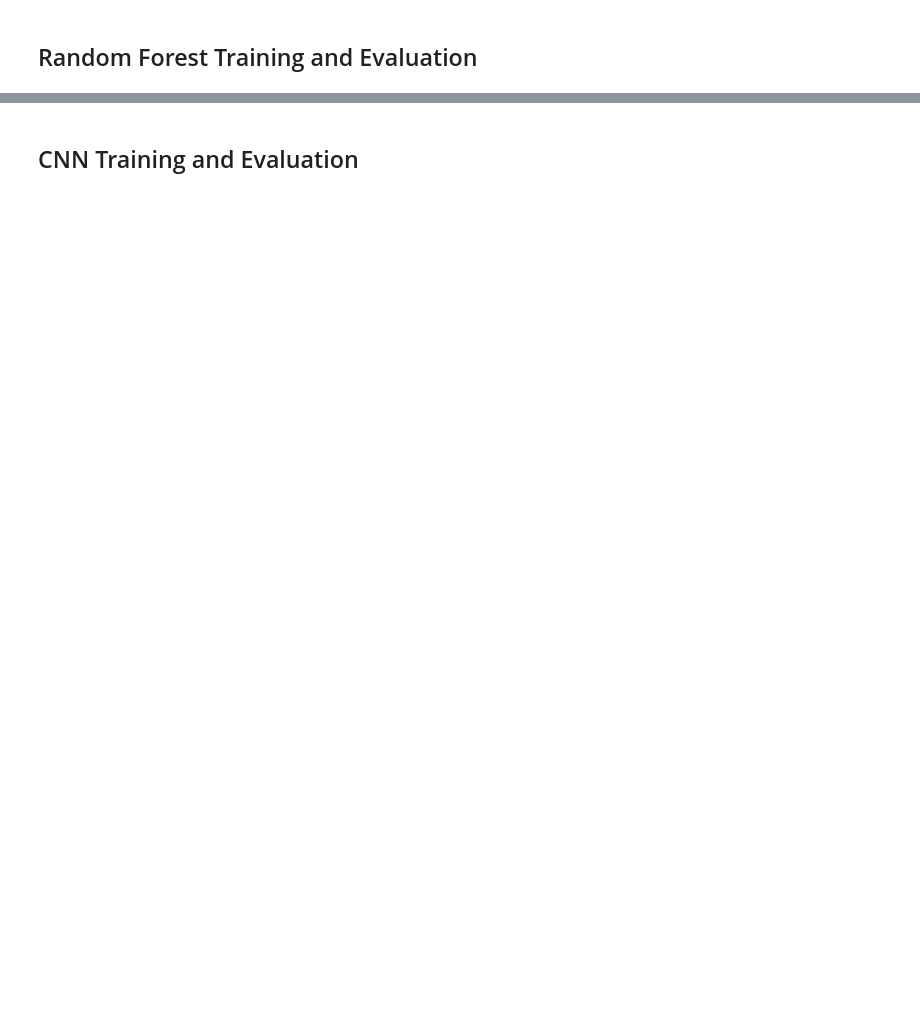
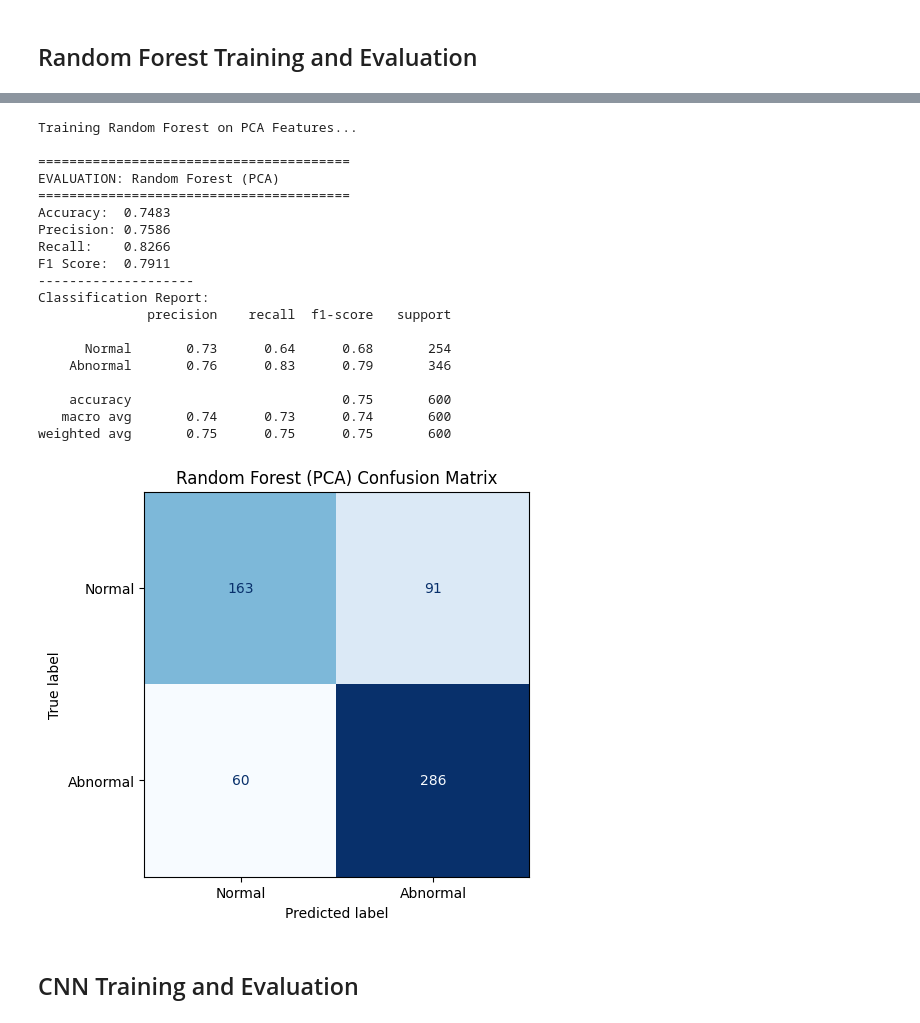
Before and after one commit to ranganpal/Heart-Attack-ECG-Detection, a Jupyter notebook: heart_attack_ecg_detection.ipynb, the cells around one changed output, grey strips where cells are left out. Drawn from its saved outputs; the diff is of its cells as text; code cells hidden in the pictures; blank space fills up the shorter version.

```diff
--- a/heart_attack_ecg_detection.ipynb
+++ b/heart_attack_ecg_detection.ipynb
@@ -481,2 +574,36 @@ F1 Score: 34.52%
+# %%
+# 1. Initialize
+rf_model = RandomForestClassifier(n_estimators=100, random_state=SEED)
+
+# 2. Train (on PCA Features)
+print("Training Random Forest on PCA Features...")
+rf_model.fit(Xf_train, y_train_bin)
+
+# 3. Predict
+y_pred_rf = rf_model.predict(Xf_test)
+
+# 4. Evaluate
+res_rf = evaluate_model("Random Forest (PCA)", y_test_bin, y_pred_rf)
+# %% [output]
+Training Random Forest on PCA Features...
+
+========================================
+EVALUATION: Random Forest (PCA)
+========================================
+Accuracy:  0.7483
+Precision: 0.7586
+Recall:    0.8266
+F1 Score:  0.7911
+--------------------
+Classification Report:
+              precision    recall  f1-score   support
+
+      Normal       0.73      0.64      0.68       254
+    Abnormal       0.76      0.83      0.79       346
+
+    accuracy                           0.75       600
+   macro avg       0.74      0.73      0.74       600
+weighted avg       0.75      0.75      0.75       600
+[figure, added]
 # %% [markdown]
 ## CNN Training and Evaluation
```
Also changed, not shown: parts of 19 cells of this notebook.
